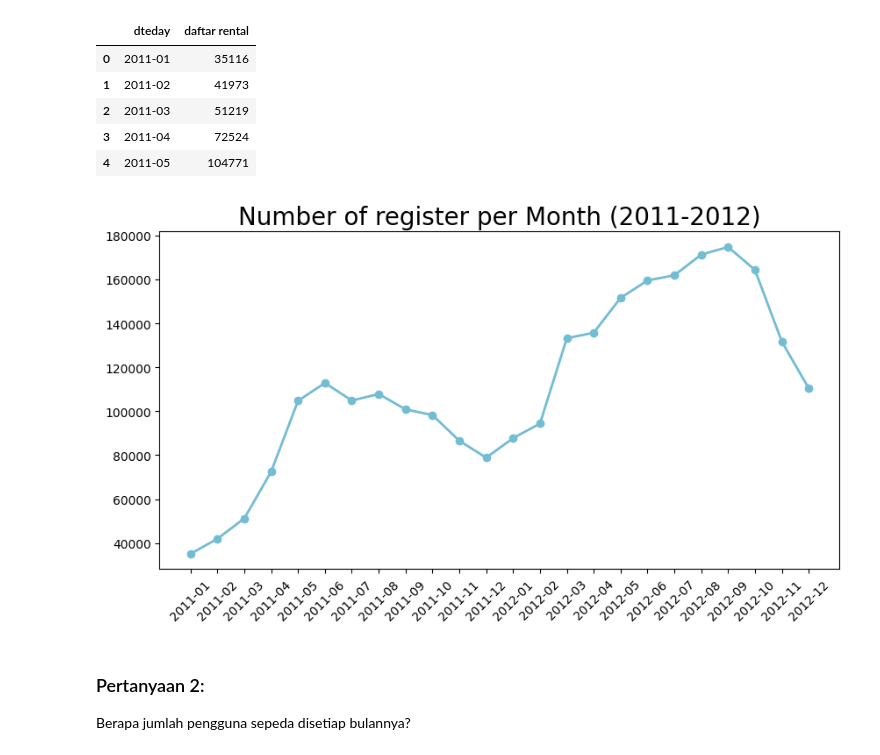
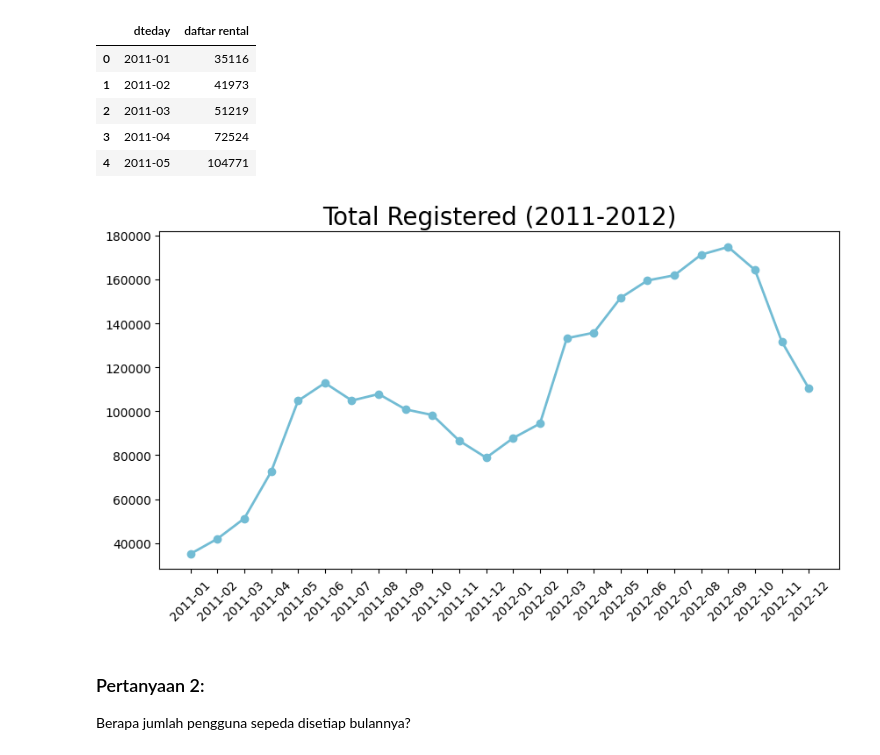
Before and after one commit to ilhamarifinsamsul/final-project-analisis-data, a Jupyter notebook: notebook.ipynb, the cells around one changed output. Drawn from its saved outputs; the diff is of its cells as text; code cells hidden in the pictures.

```diff
--- a/notebook.ipynb
+++ b/notebook.ipynb
@@ -453,27 +454,27 @@ monthly_orders_df.head()
 # %%
 monthly_orders_df = all_df.resample(rule='M', on='dteday').agg({
     "registered_y": "sum"
 })
 monthly_orders_df.index = monthly_orders_df.index.strftime('%Y-%m') #mengubah format order date menjadi Tahun-Bulan
 monthly_orders_df = monthly_orders_df.reset_index()
 monthly_orders_df.rename(columns={
     "registered_y": "daftar rental"
 }, inplace=True)
 
 plt.figure(figsize=(10, 5))
 plt.plot(
     monthly_orders_df["dteday"],
     monthly_orders_df["daftar rental"],
     marker='o',
     linewidth=2,
     color="#72BCD4"
 )
-plt.title("Number of register per Month (2011-2012)", loc="center", fontsize=20)
+plt.title("Total Registered (2011-2012)", loc="center", fontsize=20)
 plt.xticks(fontsize=10, rotation=45)
 plt.yticks(fontsize=10)
 plt.show()
 # %% [output]
-[figure, old version]
+[figure, new version]
 # %% [markdown]
 ### Pertanyaan 2:
 Berapa jumlah pengguna sepeda disetiap bulannya?
```
Also changed, not shown: parts of 1 cell of this notebook.
